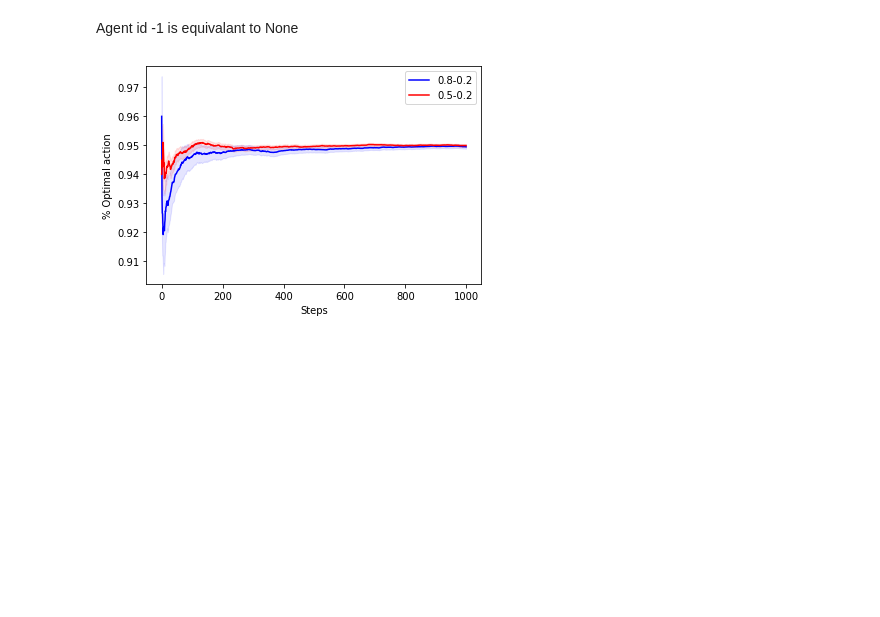
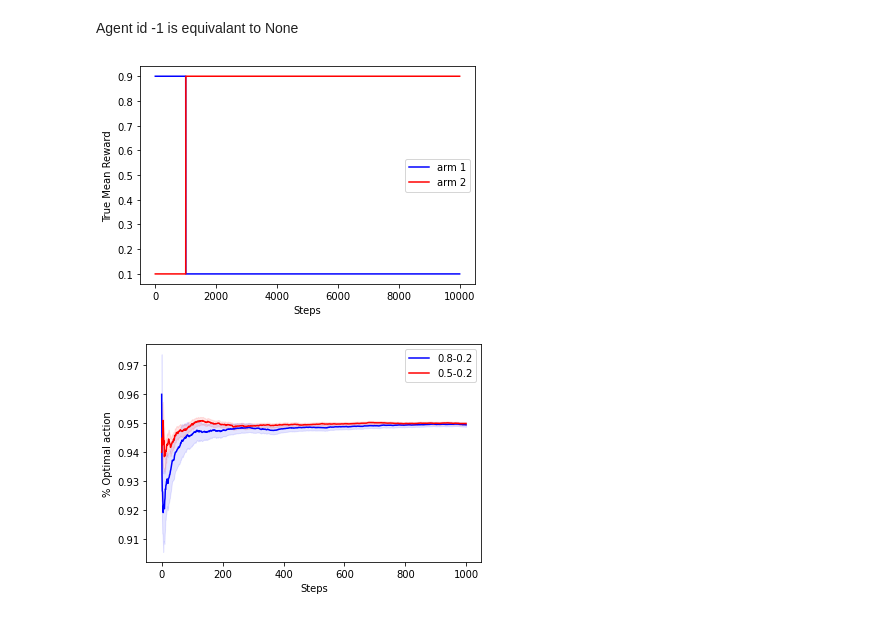
Before and after one commit to erfunmirzaei/Social_Bandit, a Jupyter notebook: Social_Bandit.ipynb, the cells around one changed output. Cells and saved outputs as stored; diff of their text form; code cells hidden in the pictures; blank space fills up the shorter version.

```diff
--- a/Social_Bandit.ipynb
+++ b/Social_Bandit.ipynb
@@ -1084,0 +1393,11 @@ class MetaSocialLearnerAgent(AgentBase):
+# %%
+fig, ax = plt.subplots()
+ax.plot(range(10000), np.array([0.9] * 1000 + [0.1] * 9000), 'b')
+ax.plot(range(10000), np.array([0.1] * 1000 + [0.9] * 9000),'r')
+
+ax.set_ylabel('True Mean Reward',rotation = 90)
+ax.set_xlabel('Steps')
+ax.legend(["arm 1", "arm 2"])
+plt.show()
+# %% [output]
+[figure, added]
```
Also changed, not shown: parts of 33 cells of this notebook.
